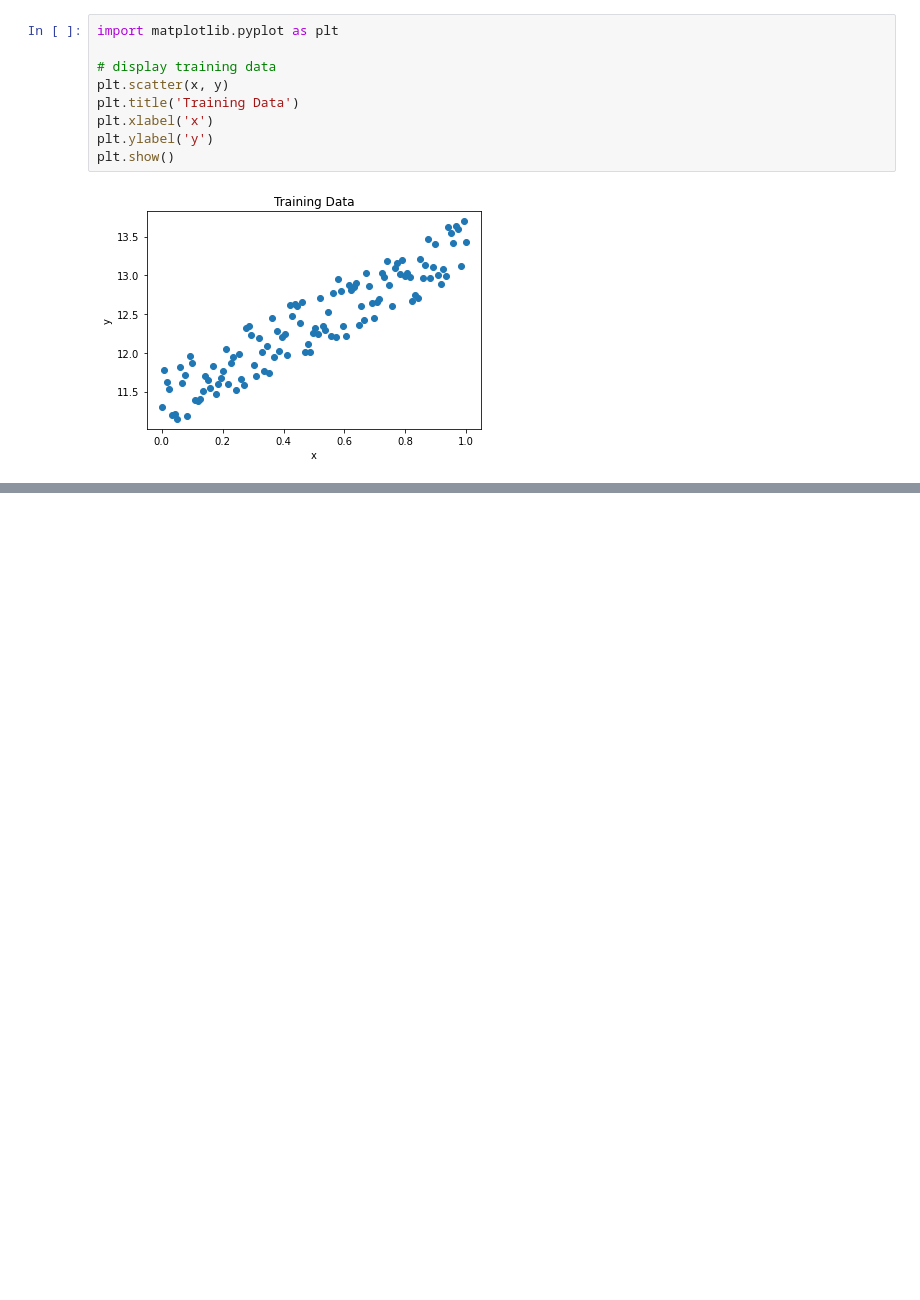
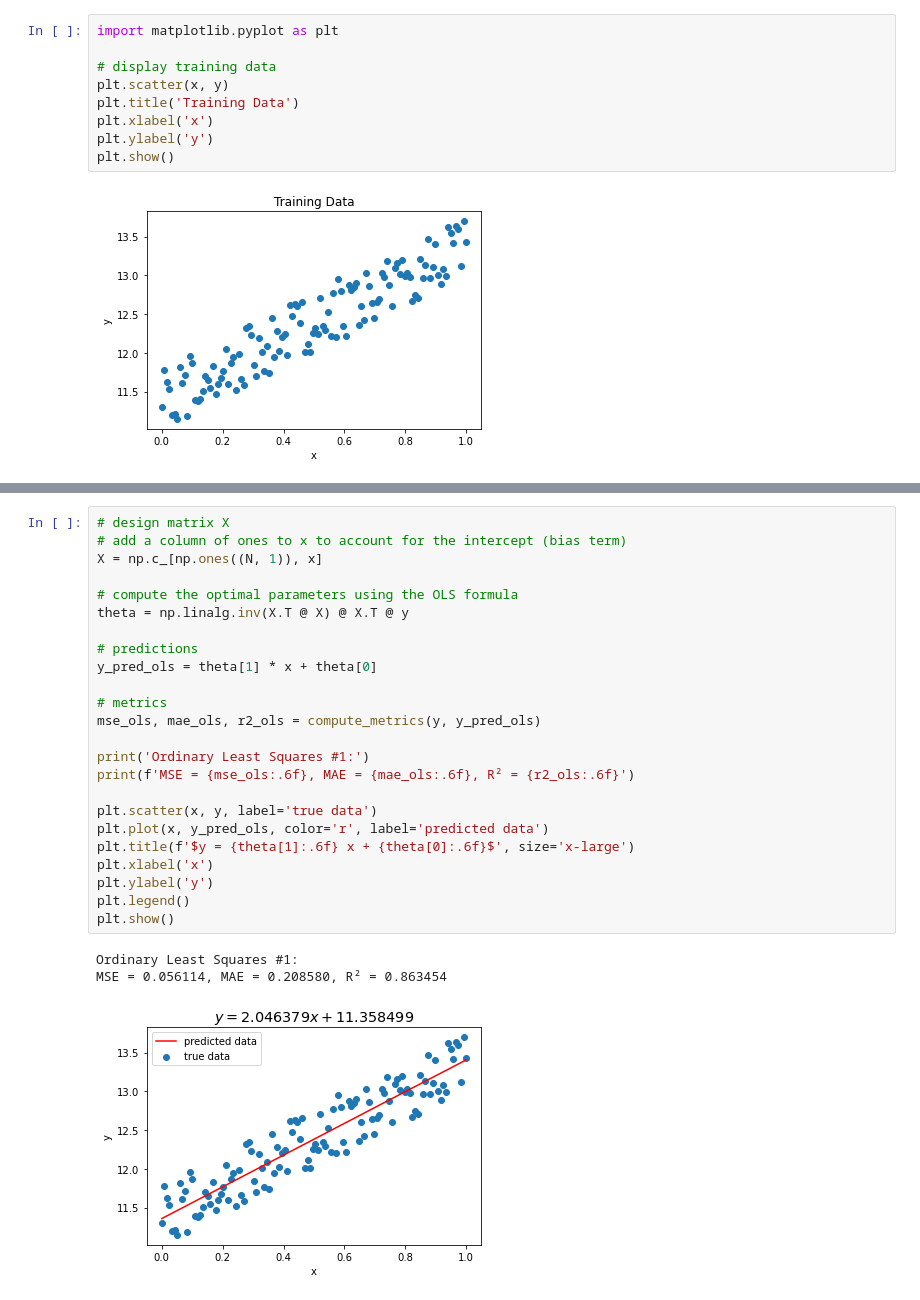
Before and after one commit to msikorski93/Linear-Regression-From-Scratch, a Jupyter notebook: lin_regression_from_scratch.ipynb, the cells around one changed output, grey strips where cells are left out. Saved outputs shown, nothing was run; the diff lists cells and outputs as text; blank space fills up the shorter version.

```diff
--- a/lin_regression_from_scratch.ipynb
+++ b/lin_regression_from_scratch.ipynb
@@ -165,0 +194,28 @@ Now, we will use scikit-learn's LinearRegression method to fit the same data and
+# %%
+# design matrix X
+# add a column of ones to x to account for the intercept (bias term)
+X = np.c_[np.ones((N, 1)), x]
+
+# compute the optimal parameters using the OLS formula
+theta = np.linalg.inv(X.T @ X) @ X.T @ y
+
+# predictions
+y_pred_ols = theta[1] * x + theta[0]
+
+# metrics
+mse_ols, mae_ols, r2_ols = compute_metrics(y, y_pred_ols)
+
+print('Ordinary Least Squares #1:')
+print(f'MSE = {mse_ols:.6f}, MAE = {mae_ols:.6f}, R² = {r2_ols:.6f}')
+
+plt.scatter(x, y, label='true data')
+plt.plot(x, y_pred_ols, color='r', label='predicted data')
+plt.title(f'$y = {theta[1]:.6f} x + {theta[0]:.6f}$', size='x-large')
+plt.xlabel('x')
+plt.ylabel('y')
+plt.legend()
+plt.show()
+# %% [output]
+Ordinary Least Squares #1:
+MSE = 0.056114, MAE = 0.208580, R² = 0.863454
+[figure, added]
```
Also changed, not shown: parts of 11 cells of this notebook.
